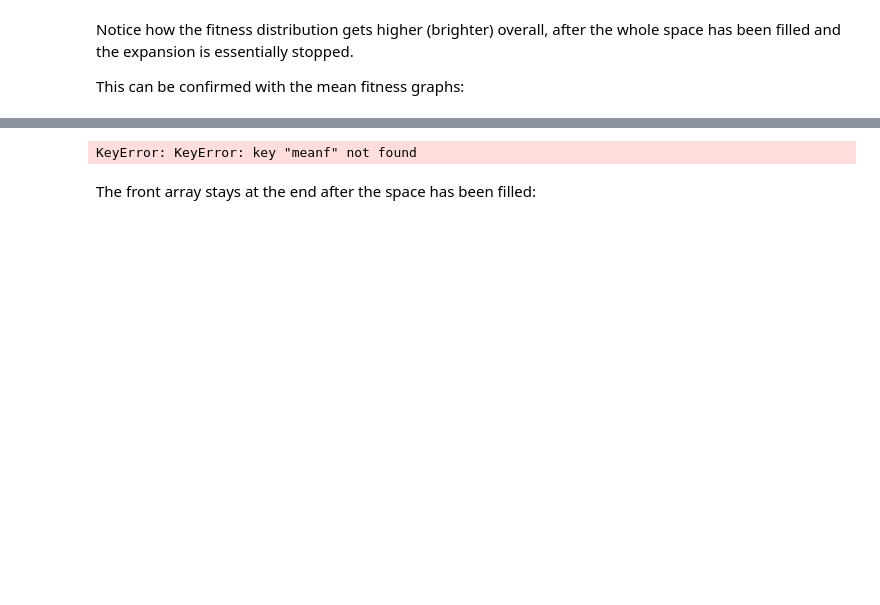
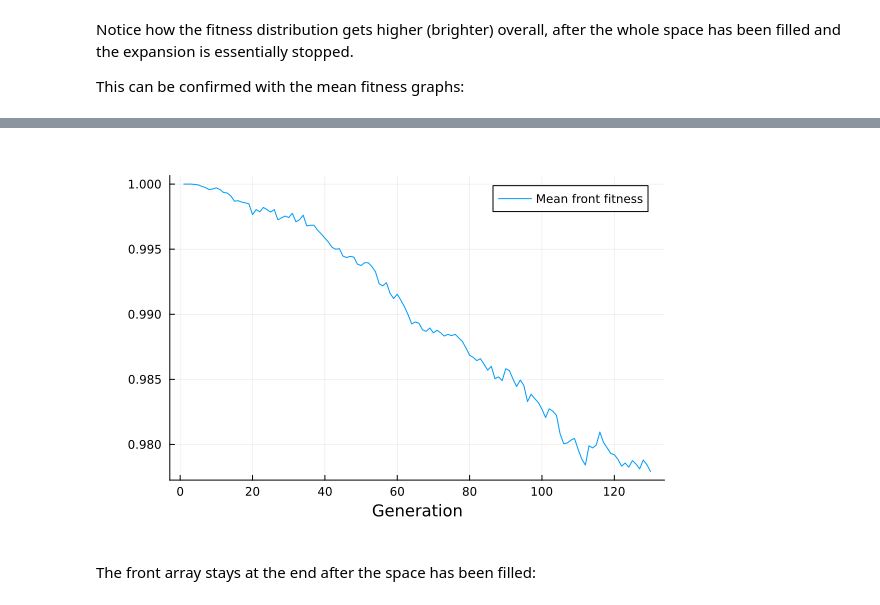
Before and after one commit to HartreeY/REK, a Jupyter notebook: programs/examples/1d_1.ipynb, the cells around one changed output, grey strips where cells are left out. Drawn from its saved outputs; the diff is of its cells as text; code cells hidden in the pictures; blank space fills up the shorter version.

```diff
--- a/programs/examples/1d_1.ipynb
+++ b/programs/examples/1d_1.ipynb
@@ -70,7 +73,7 @@ Closest candidates are:
 # %%
-test_meanf_av = average_all(test,"meanf")
-plot(test_meanf_av,xlabel="Generation",label="Mean front fitness")
+test_fitn_av = average_all(test,"fitn")
+Plots.plot(test_fitn_av,xlabel="Generation",label="Mean front fitness")
 # %% [output]
-KeyError: KeyError: key "meanf" not found
+[figure, added]
 # %% [markdown]
 The front array stays at the end after the space has been filled:
```
Also changed, not shown: parts of 8 cells of this notebook, 9 other files.
